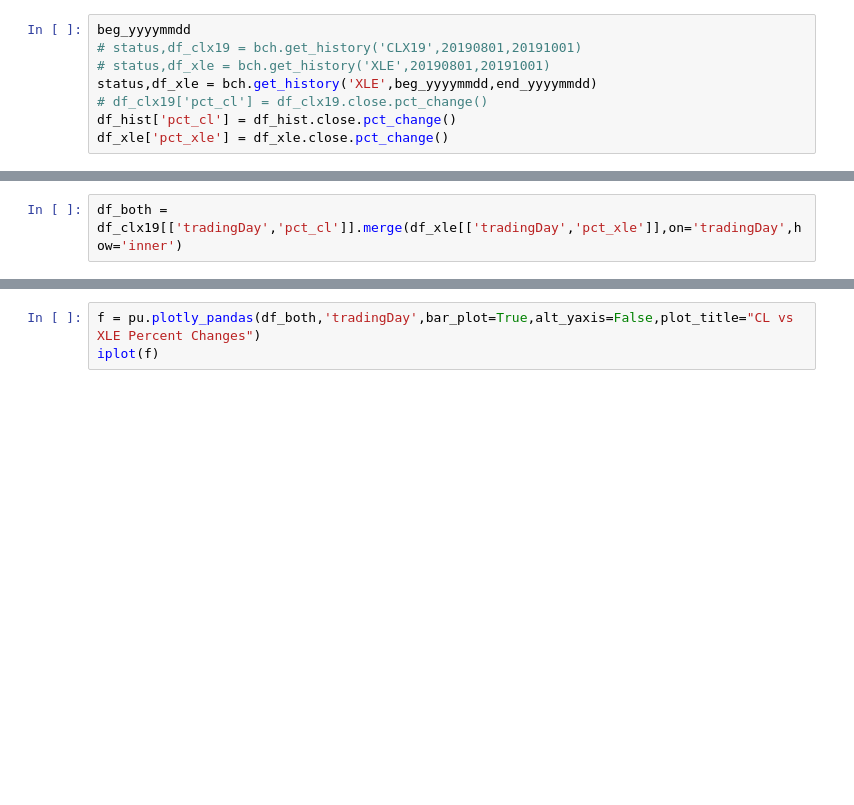
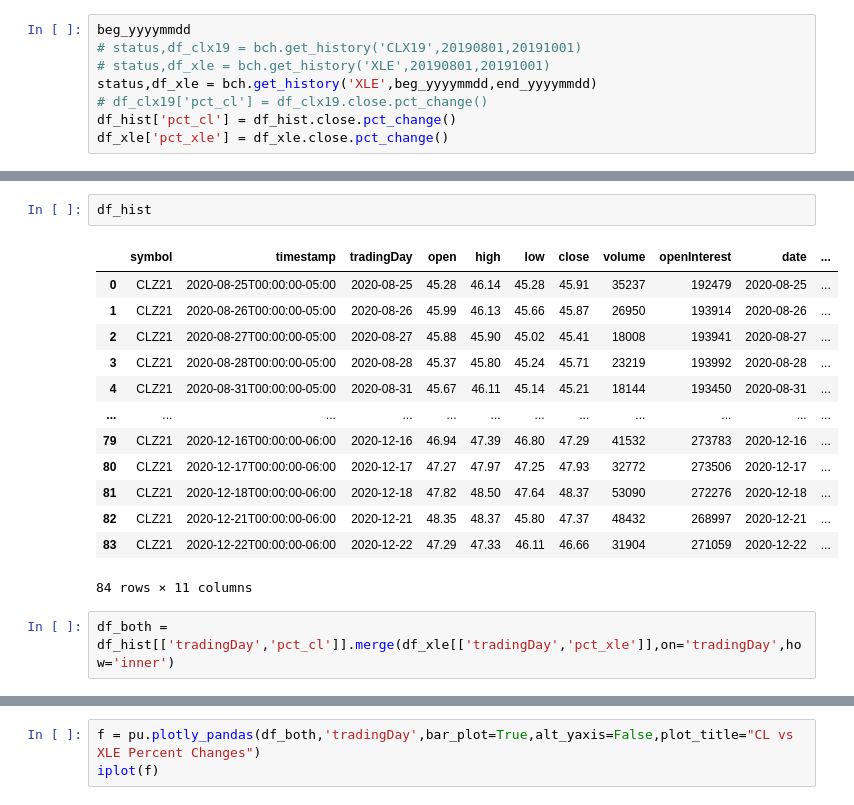
Before and after one commit to bgithub1/barchartapi, a Jupyter notebook: barchartapi/bchist_basic.ipynb, the cells around one changed output, grey strips where cells are left out. Cells and saved outputs as stored; diff of their text form; blank space fills up the shorter version.

```diff
--- a/barchartapi/bchist_basic.ipynb
+++ b/barchartapi/bchist_basic.ipynb
@@ -146,6 +147,22 @@ df_xle
 84 rows × 10 columns
+# %%
+df_hist
+# %% [output]
+|  | symbol | timestamp | tradingDay | open | high | low | close | volume | openInterest | date | ... |
+| 0 | CLZ21 | 2020-08-25T00:00:00-05:00 | 2020-08-25 | 45.28 | 46.14 | 45.28 | 45.91 | 35237 | 192479 | 2020-08-25 | ... |
+| 1 | CLZ21 | 2020-08-26T00:00:00-05:00 | 2020-08-26 | 45.99 | 46.13 | 45.66 | 45.87 | 26950 | 193914 | 2020-08-26 | ... |
+| 2 | CLZ21 | 2020-08-27T00:00:00-05:00 | 2020-08-27 | 45.88 | 45.90 | 45.02 | 45.41 | 18008 | 193941 | 2020-08-27 | ... |
+| 3 | CLZ21 | 2020-08-28T00:00:00-05:00 | 2020-08-28 | 45.37 | 45.80 | 45.24 | 45.71 | 23219 | 193992 | 2020-08-28 | ... |
+| 4 | CLZ21 | 2020-08-31T00:00:00-05:00 | 2020-08-31 | 45.67 | 46.11 | 45.14 | 45.21 | 18144 | 193450 | 2020-08-31 | ... |
+| ... | ... | ... | ... | ... | ... | ... | ... | ... | ... | ... | ... |
+| 79 | CLZ21 | 2020-12-16T00:00:00-06:00 | 2020-12-16 | 46.94 | 47.39 | 46.80 | 47.29 | 41532 | 273783 | 2020-12-16 | ... |
+| 80 | CLZ21 | 2020-12-17T00:00:00-06:00 | 2020-12-17 | 47.27 | 47.97 | 47.25 | 47.93 | 32772 | 273506 | 2020-12-17 | ... |
+| 81 | CLZ21 | 2020-12-18T00:00:00-06:00 | 2020-12-18 | 47.82 | 48.50 | 47.64 | 48.37 | 53090 | 272276 | 2020-12-18 | ... |
+| 82 | CLZ21 | 2020-12-21T00:00:00-06:00 | 2020-12-21 | 48.35 | 48.37 | 45.80 | 47.37 | 48432 | 268997 | 2020-12-21 | ... |
+| 83 | CLZ21 | 2020-12-22T00:00:00-06:00 | 2020-12-22 | 47.29 | 47.33 | 46.11 | 46.66 | 31904 | 271059 | 2020-12-22 | ... |
+84 rows × 11 columns
 # %%
-df_both = df_clx19[['tradingDay','pct_cl']].merge(df_xle[['tradingDay','pct_xle']],on='tradingDay',how='inner')
+df_both = df_hist[['tradingDay','pct_cl']].merge(df_xle[['tradingDay','pct_xle']],on='tradingDay',how='inner')
 # %%
 df_both
 # %% [output]
```
Also changed, not shown: parts of 5 cells of this notebook, 2 other files.
